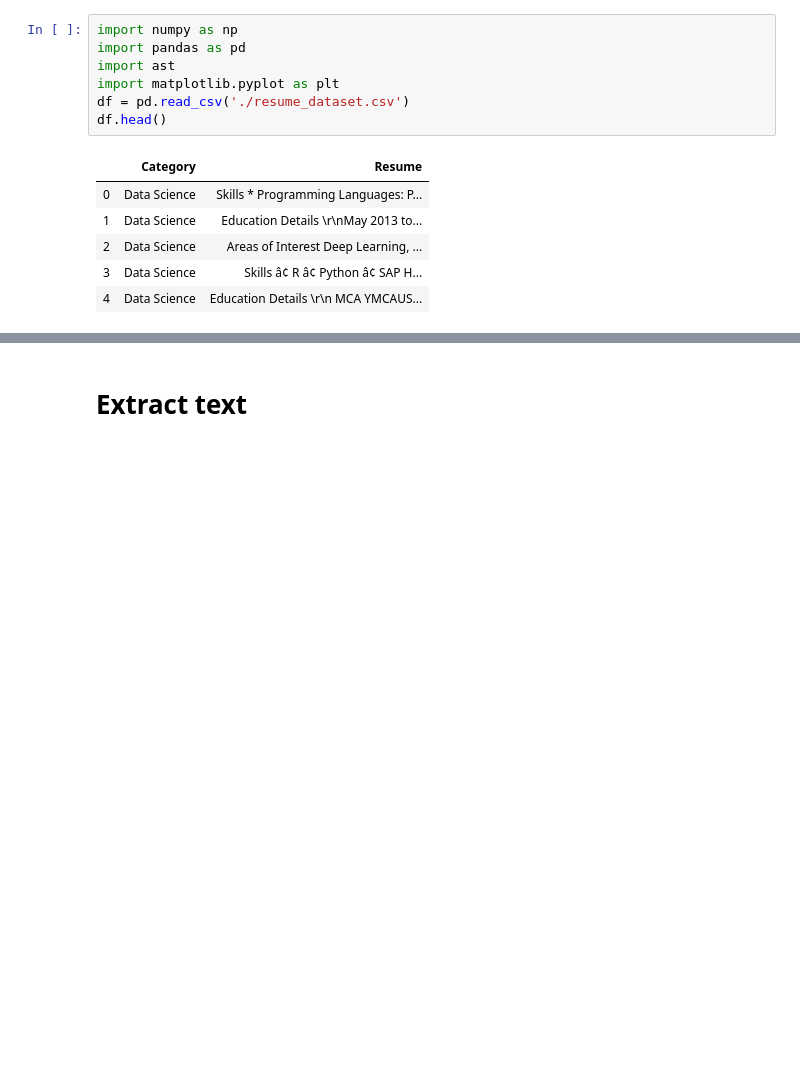
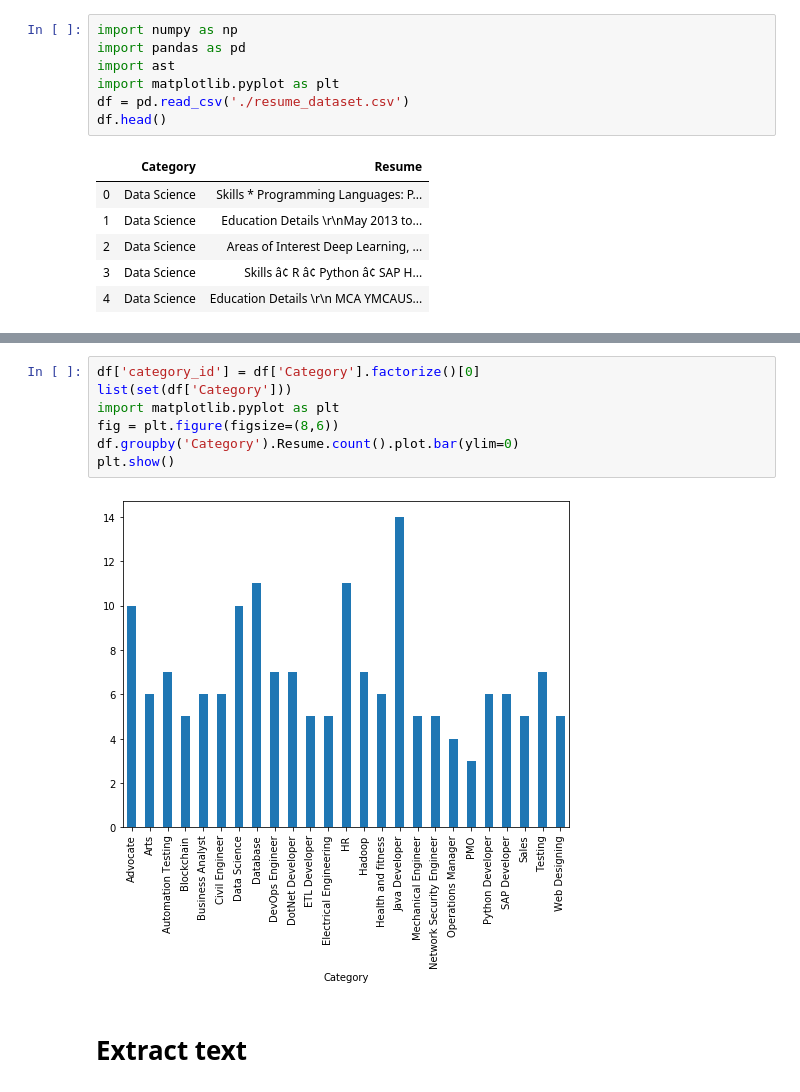
Before and after one commit to HuyNVuong/ML-Project-Resume-Classifier, a Jupyter notebook: resume_text_classification.ipynb, the cells around one changed output, grey strips where cells are left out. Saved outputs shown, nothing was run; the diff lists cells and outputs as text; blank space fills up the shorter version.

```diff
--- a/resume_text_classification.ipynb
+++ b/resume_text_classification.ipynb
@@ -32,3 +15,12 @@ df
+# %%
+df['category_id'] = df['Category'].factorize()[0]
+list(set(df['Category']))
+import matplotlib.pyplot as plt
+fig = plt.figure(figsize=(8,6))
+df.groupby('Category').Resume.count().plot.bar(ylim=0)
+plt.show()
+# %% [output]
+[figure, added]
 # %% [markdown]
 # Extract text
 # %%
```
Also changed, not shown: parts of 19 cells of this notebook.
